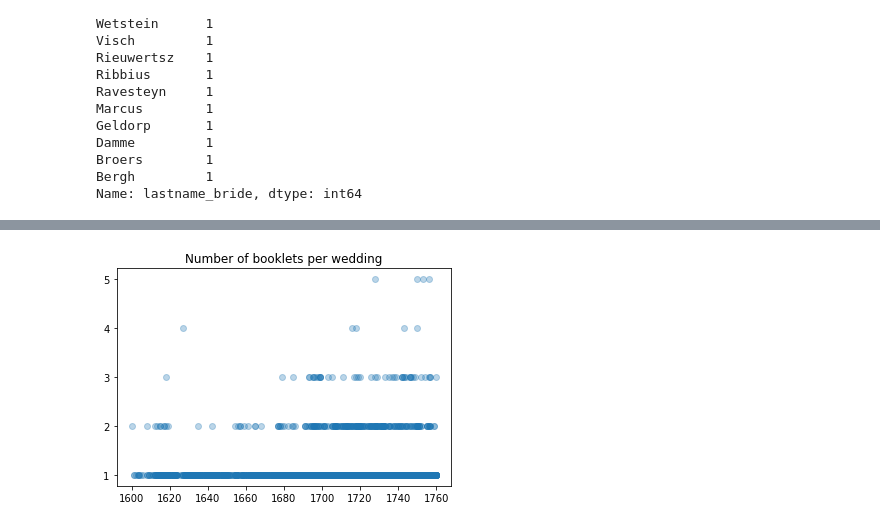
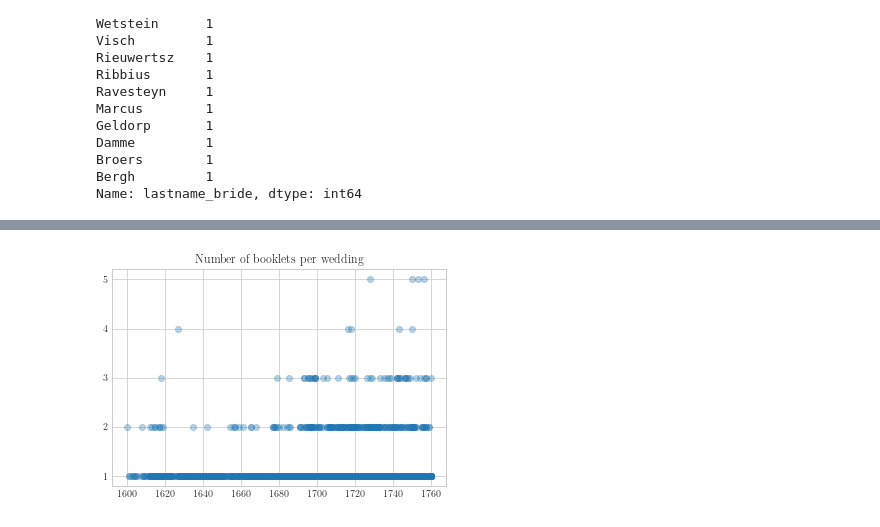
Before and after one commit to awlassche/netwerk-huwelijksgedichten, a Jupyter notebook: Notebooks_scripts/Data analysis 2.0.ipynb, the cells around one changed output, grey strips where cells are left out. Cells and saved outputs as stored; diff of their text form; code cells hidden in the pictures.

```diff
--- a/Notebooks_scripts/Data analysis 2.0.ipynb
+++ b/Notebooks_scripts/Data analysis 2.0.ipynb
@@ -55,3 +89,5 @@ authors.sum(axis = 0, skipna = True)
 authors.count()
 # %% [output]
 3561
+# %%
+df['nauthors'] = df.loc[:, 'Auteur1':'Auteur22'].count(axis=1)
@@ -161,2 +220,0 @@ dtype: int64
-# %%
-df['n-authors'] = df.loc[:, 'Auteur1':'Auteur22'].count(axis=1)
@@ -188,0 +281,3 @@ df['Printer_authors'] = df.fillna('').apply(lambda row: row['Drukker'] in row['A
+# %%
+df['bride_authors_count'] = df.fillna('').apply(lambda row: row['Alleauteurs'].count(row['lastname_bride']), axis=1)
+df['groom_authors_count'] = df.fillna('').apply(lambda row: row['Alleauteurs'].count(row['lastname_groom']), axis=1)
@@ -356,2 +452,2 @@ Name: lastname_bride, dtype: int64
 # %%
-df5 = df.groupby(['Jaar', 'Bruidspaar'])['Bruidspaar'].count().sort_values(ascending=False)
+df7 = df.groupby(['Jaar', 'Bruidspaar'])['Bruidspaar'].count().sort_values(ascending=False)
@@ -368,8 +474,10 @@ Name: Bruidspaar, dtype: int64
 # %%
 import numpy as np
-plt.scatter(x=df5.index.get_level_values(0), y=df5.values, alpha=0.3)
+plt.scatter(x=df7.index.get_level_values(0), y=df7.values, alpha=0.3)
+plt.rc('text', usetex=True)
+plt.rc('font', family='serif')
 plt.yticks(np.arange(1, 6, step=1))
 plt.title('Number of booklets per wedding')
 plt.savefig('n_booklets_wedding.png', dpi=300)
 # %% [output]
-[figure, old version]
+[figure, new version]
```
Also changed, not shown: parts of 57 cells of this notebook, 1 other file.
